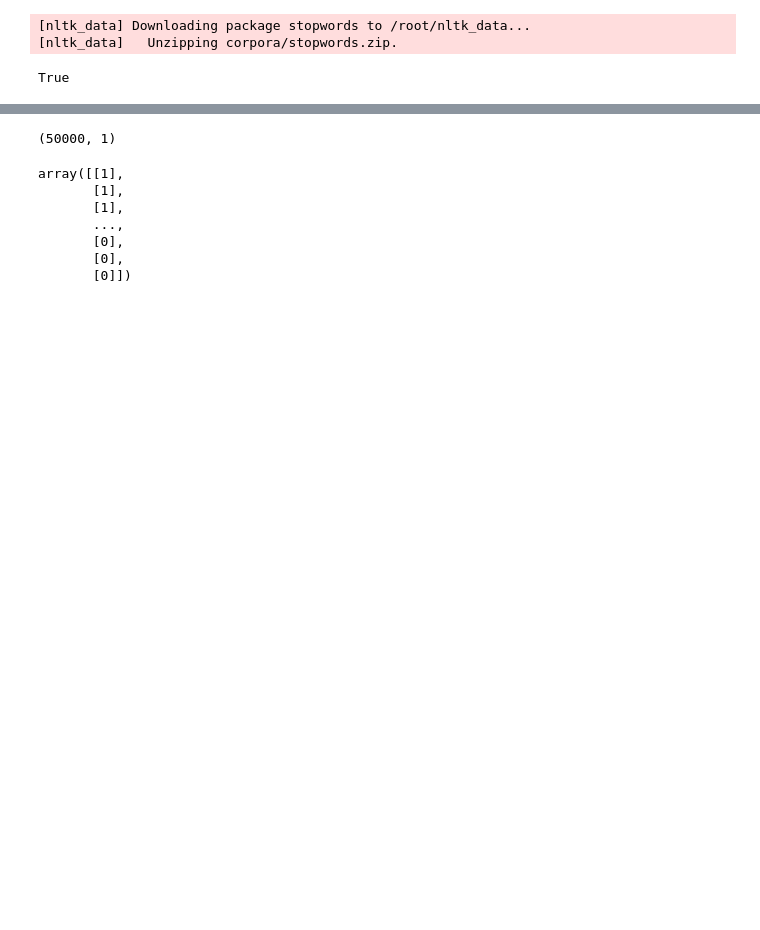
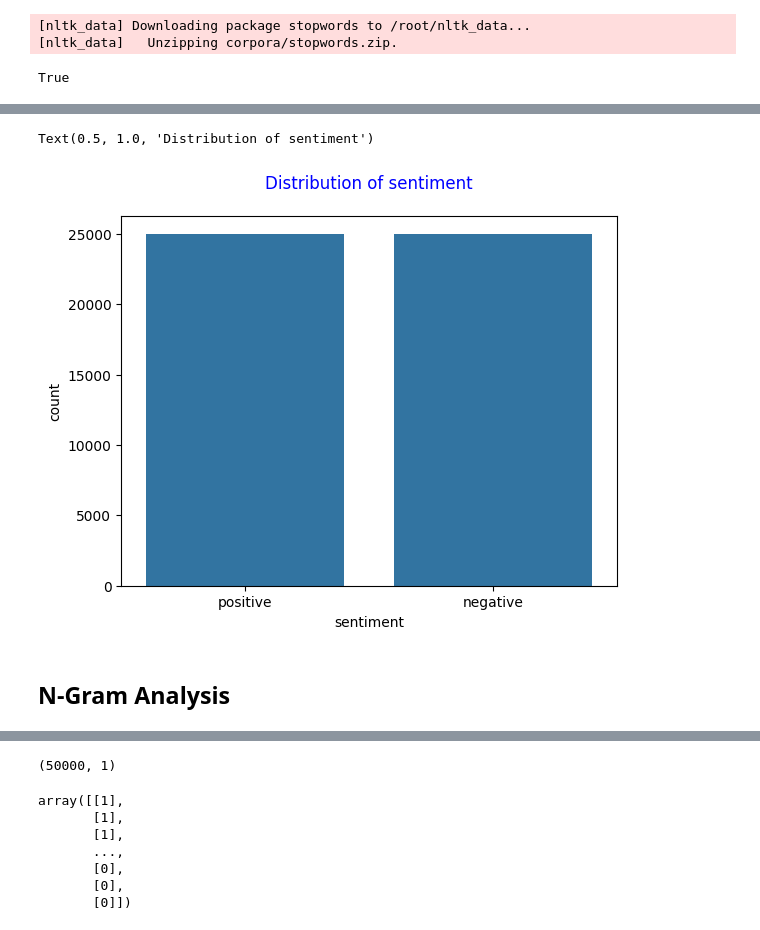
Before and after one commit to joynaomi81/Sentiment-Analysis-Project, a Jupyter notebook: Sentiment_Analysis_Project.ipynb, the cells around one changed output, grey strips where cells are left out. Drawn from its saved outputs; the diff is of its cells as text; code cells hidden in the pictures; blank space fills up the shorter version.

```diff
--- a/Sentiment_Analysis_Project.ipynb
+++ b/Sentiment_Analysis_Project.ipynb
@@ -227,0 +232,9 @@ BOW_cv_test: (20000, 2778550)
+# %%
+# Plotting the distribution of sentiments
+sns.countplot(x='sentiment', data=data)
+plt.title("Distribution of sentiment", color = "blue", pad = 20)
+# %% [output]
+Text(0.5, 1.0, 'Distribution of sentiment')
+[figure, added]
+# %% [markdown]
+## **N**-**Gram** **Analysis**
```
Also changed, not shown: parts of 73 cells of this notebook.
